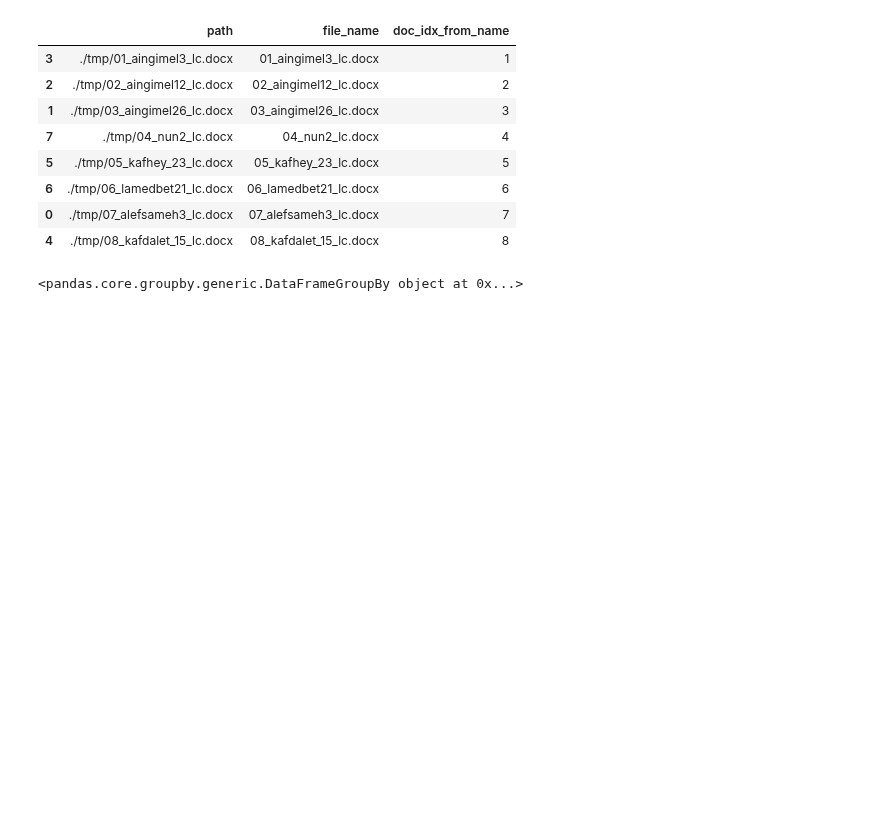
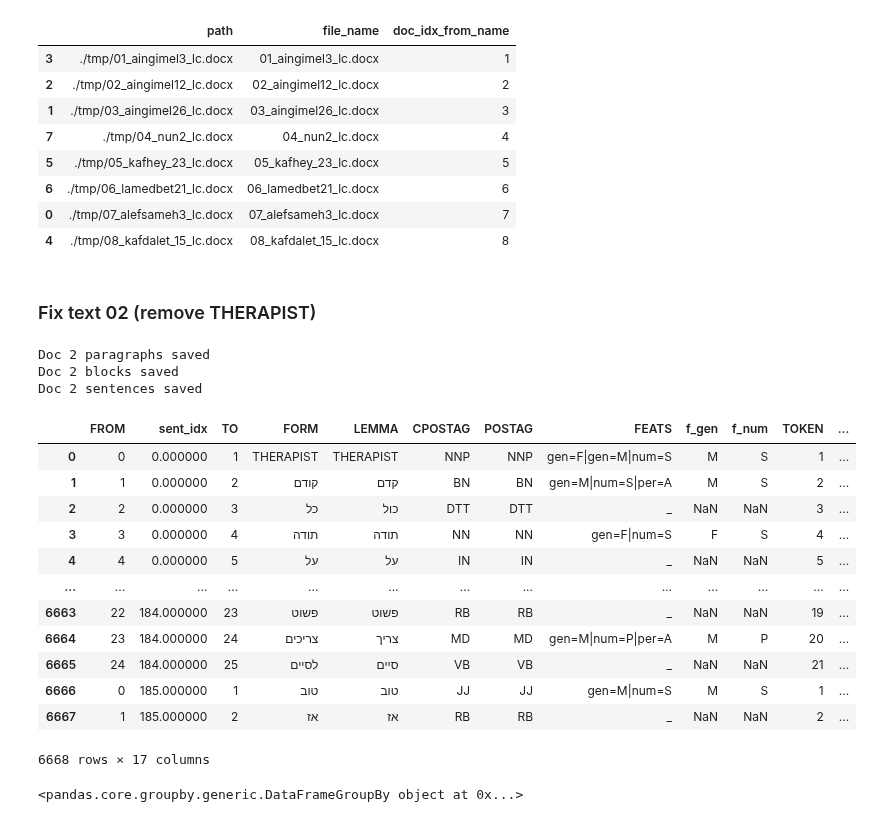
Before and after one commit to Sofy34/personal_strudy, a Jupyter notebook: thesis/01_parse_clean_docs.ipynb, the cells around one changed output. Drawn from its saved outputs; the diff is of its cells as text; code cells hidden in the pictures; blank space fills up the shorter version.

```diff
--- a/thesis/01_parse_clean_docs.ipynb
+++ b/thesis/01_parse_clean_docs.ipynb
@@ -44,3 +44,31 @@ doc_db
 | 6 | ./tmp/06_lamedbet21_lc.docx | 06_lamedbet21_lc.docx | 6 |
 | 0 | ./tmp/07_alefsameh3_lc.docx | 07_alefsameh3_lc.docx | 7 |
 | 4 | ./tmp/08_kafdalet_15_lc.docx | 08_kafdalet_15_lc.docx | 8 |
+# %% [markdown]
+### Fix text 02 (remove THERAPIST)
+# %%
+doc_utils.save_docs_db()
+doc_utils.save_doc_paragraphs(2)
+doc_utils.save_doc_blocks(2)
+doc_utils.save_doc_sentences(2)
+# %% [output]
+Doc 2 paragraphs saved
+Doc 2 blocks saved
+Doc 2 sentences saved
+# %%
+sent_pos_db_02 =  pd.read_csv("./dataframes/02_sent_pos_db.csv")
+sent_pos_db_02
+# %% [output]
+|  | FROM | sent_idx | TO | FORM | LEMMA | CPOSTAG | POSTAG | FEATS | f_gen | f_num | TOKEN | ... |
+| 0 | 0 | 0.000000 | 1 | THERAPIST | THERAPIST | NNP | NNP | gen=F|gen=M|num=S | M | S | 1 | ... |
+| 1 | 1 | 0.000000 | 2 | קודם | קדם | BN | BN | gen=M|num=S|per=A | M | S | 2 | ... |
+| 2 | 2 | 0.000000 | 3 | כל | כול | DTT | DTT | _ | NaN | NaN | 3 | ... |
+| 3 | 3 | 0.000000 | 4 | תודה | תודה | NN | NN | gen=F|num=S | F | S | 4 | ... |
+| 4 | 4 | 0.000000 | 5 | על | על | IN | IN | _ | NaN | NaN | 5 | ... |
+| ... | ... | ... | ... | ... | ... | ... | ... | ... | ... | ... | ... | ... |
+| 6663 | 22 | 184.000000 | 23 | פשוט | פשוט | RB | RB | _ | NaN | NaN | 19 | ... |
+| 6664 | 23 | 184.000000 | 24 | צריכים | צריך | MD | MD | gen=M|num=P|per=A | M | P | 20 | ... |
+| 6665 | 24 | 184.000000 | 25 | לסיים | סיים | VB | VB | _ | NaN | NaN | 21 | ... |
+| 6666 | 0 | 185.000000 | 1 | טוב | טוב | JJ | JJ | gen=M|num=S | M | S | 1 | ... |
+| 6667 | 1 | 185.000000 | 2 | אז | אז | RB | RB | _ | NaN | NaN | 2 | ... |
+6668 rows × 17 columns
```
Also changed, not shown: parts of 2 cells of this notebook, 5 other files.
